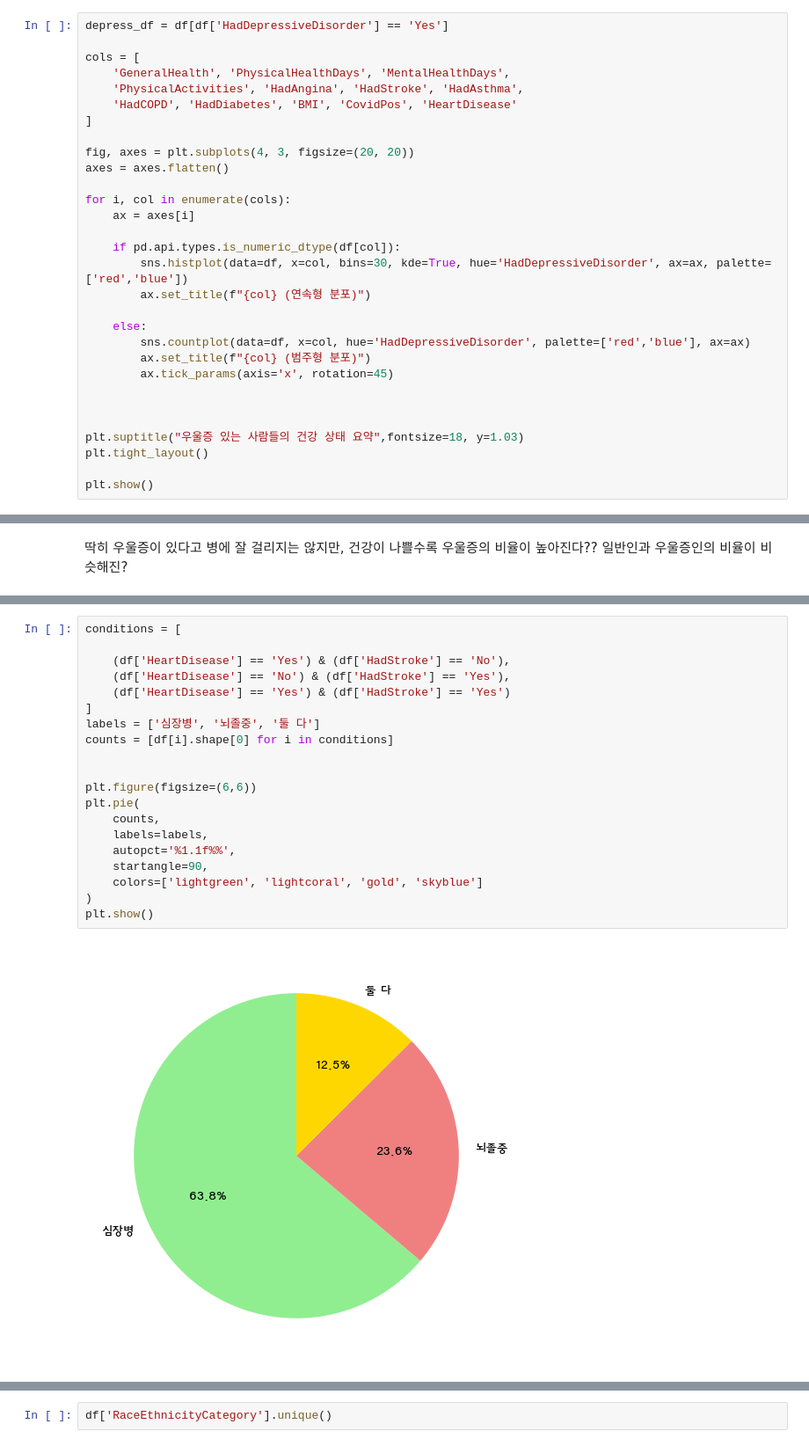
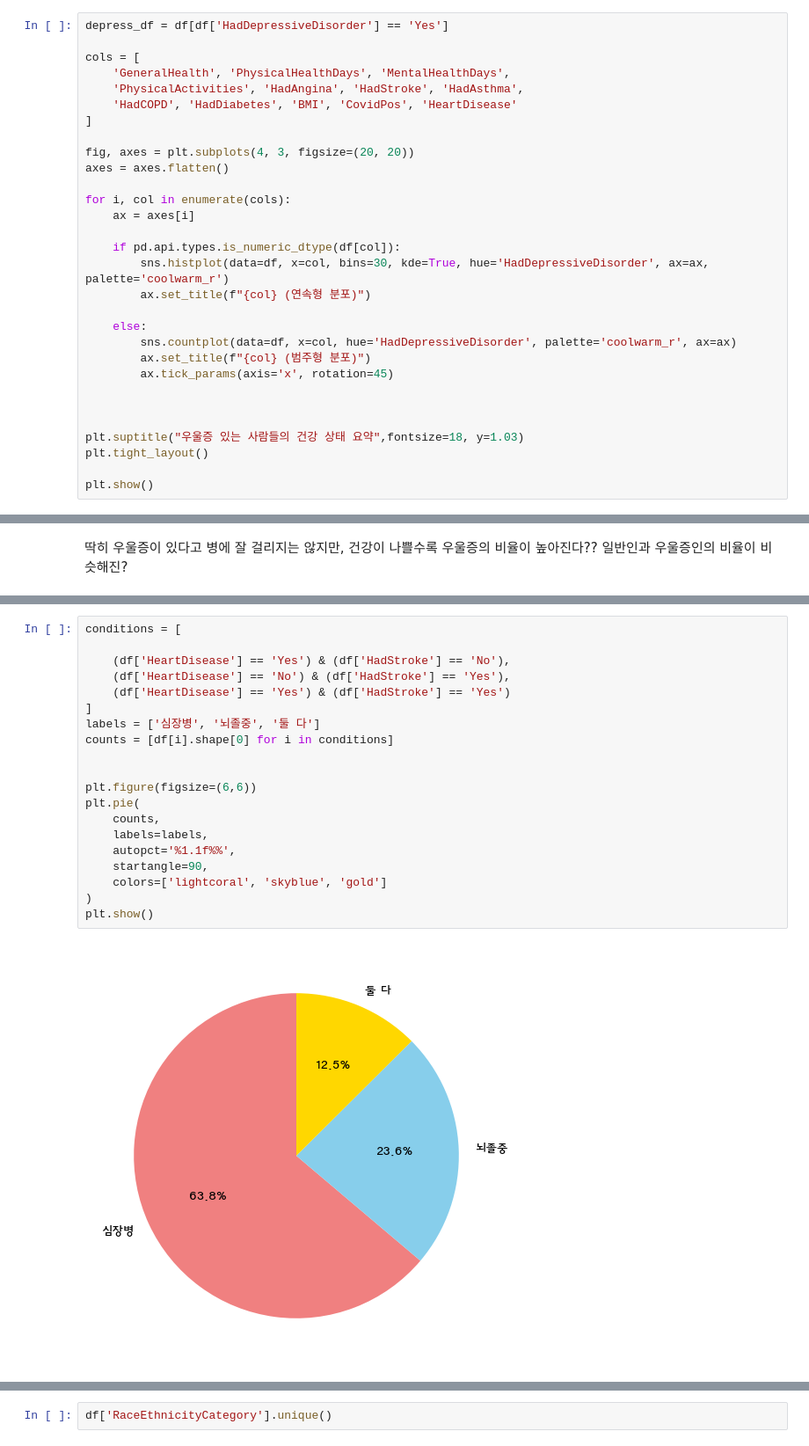
Before and after one commit to Team-3man/disease_analysis, a Jupyter notebook: heart_KSJ.ipynb, the cells around one changed output, grey strips where cells are left out. Shown at 88% size. Saved outputs shown, nothing was run; the diff lists cells and outputs as text.

```diff
--- a/heart_KSJ.ipynb
+++ b/heart_KSJ.ipynb
@@ -633,11 +641,11 @@ for i, col in enumerate(cols):
     ax = axes[i]
 
     if pd.api.types.is_numeric_dtype(df[col]):
-        sns.histplot(data=df, x=col, bins=30, kde=True, hue='HadDepressiveDisorder', ax=ax, palette=['red','blue'])
+        sns.histplot(data=df, x=col, bins=30, kde=True, hue='HadDepressiveDisorder', ax=ax, palette='coolwarm_r')
         ax.set_title(f"{col} (연속형 분포)")
 
     else:
-        sns.countplot(data=df, x=col, hue='HadDepressiveDisorder', palette=['red','blue'], ax=ax)
+        sns.countplot(data=df, x=col, hue='HadDepressiveDisorder', palette='coolwarm_r', ax=ax)
         ax.set_title(f"{col} (범주형 분포)")
         ax.tick_params(axis='x', rotation=45)
 
@@ -672,25 +680,25 @@ Passing `palette` without assigning `hue` is deprecated and will be removed in v
 # %%
 conditions = [
 
     (df['HeartDisease'] == 'Yes') & (df['HadStroke'] == 'No'),
     (df['HeartDisease'] == 'No') & (df['HadStroke'] == 'Yes'),
     (df['HeartDisease'] == 'Yes') & (df['HadStroke'] == 'Yes')
 ]
 labels = ['심장병', '뇌졸중', '둘 다']
 counts = [df[i].shape[0] for i in conditions]
 
 
 plt.figure(figsize=(6,6))
 plt.pie(
     counts,
     labels=labels,
     autopct='%1.1f%%',
     startangle=90,
-    colors=['lightgreen', 'lightcoral', 'gold', 'skyblue']
+    colors=['lightcoral', 'skyblue', 'gold']
 )
 plt.show()
 # %% [output]
-[figure, old version]
+[figure, new version]
 # %%
 # 심장병이 있는 사람 중 뇌졸중 비율
 hd_yes = df[df['HeartDisease']=='Yes']
```
Also changed, not shown: parts of 24 cells of this notebook.
